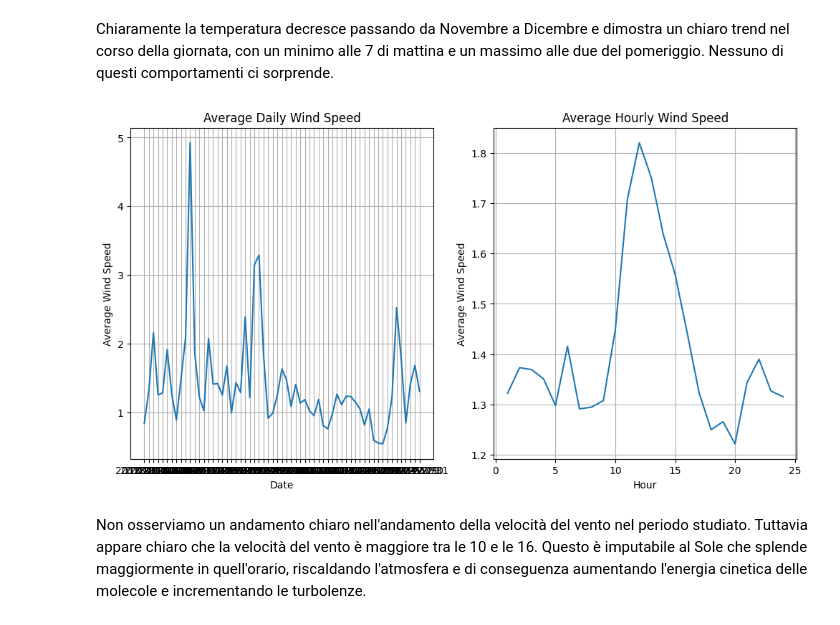
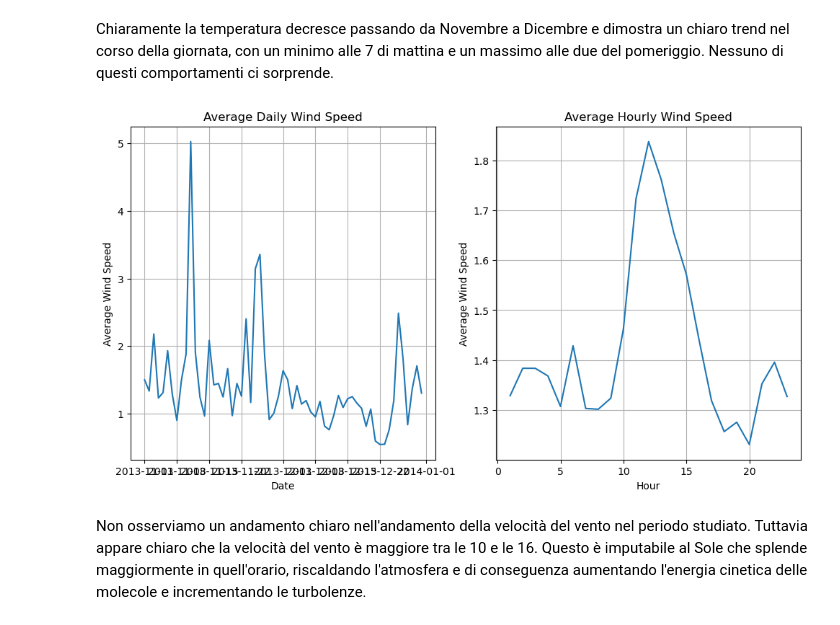
Before and after one commit to CarloDegasperi/DataScience, a Jupyter notebook: notebooks/EDA.ipynb, the cells around one changed output. Cells and saved outputs as stored; diff of their text form; code cells hidden in the pictures.

```diff
--- a/notebooks/EDA.ipynb
+++ b/notebooks/EDA.ipynb
@@ -361,7 +361,7 @@ final_df['date'] = pd.to_datetime(final_df['date']).dt.date
 final_power_df['date'] = pd.to_datetime(final_power_df['date']).dt.date
 
 final_df = final_df.merge(final_power_df,left_on=['station_appa','date','hour'],right_on=['station','date','hour'],how='left')
-final_df = final_df.dropna(subset='station')
+final_df = final_df.dropna(subset='tot_area_power')
 final_df = final_df.drop(columns='station')
 
 # chiudo aggiungendo una colonna con il giorno della settimana
@@ -405,28 +406,28 @@ KeyError: 'Data'
 Chiaramente la temperatura decresce passando da Novembre a Dicembre e dimostra un chiaro trend nel corso della giornata, con un minimo alle 7 di mattina e un massimo alle due del pomeriggio. Nessuno di questi comportamenti ci sorprende.
 # %%
 # Ci chiediamo se la velocità del vento segue un simile andamento
-daily_wind = (final_df.groupby(['Data'])['Winds_spd'].mean().reset_index())
-hourly_wind = (final_df.groupby(['Ora'])['Winds_spd'].mean().reset_index())
+daily_wind = (final_df.groupby(['date'])['winds_spd'].mean().reset_index())
+hourly_wind = (final_df.groupby(['hour'])['winds_spd'].mean().reset_index())
 
 plt.figure(figsize=(12,6))
 
 plt.subplot(1, 2, 1)
-plt.plot(daily_wind['Data'], daily_wind['Winds_spd'])
+plt.plot(daily_wind['date'], daily_wind['winds_spd'])
 plt.xlabel('Date')
 plt.ylabel('Average Wind Speed')
 plt.title('Average Daily Wind Speed')
 plt.grid(True)
 
 plt.subplot(1, 2, 2)
-plt.plot(hourly_wind['Ora'], hourly_wind['Winds_spd'])
+plt.plot(hourly_wind['hour'], hourly_wind['winds_spd'])
 plt.xlabel('Hour')
 plt.ylabel('Average Wind Speed')
 plt.title('Average Hourly Wind Speed')
 plt.grid(True)
 
 plt.show()
 # %% [output]
-[figure, old version]
+[figure, new version]
 # %% [markdown]
 Non osserviamo un andamento chiaro nell'andamento della velocità del vento nel periodo studiato. Tuttavia appare chiaro che la velocità del vento è maggiore tra le 10 e le 16. Questo è imputabile al Sole che splende maggiormente in quell'orario, riscaldando l'atmosfera e di conseguenza aumentando l'energia cinetica delle molecole e incrementando le turbolenze.
 # %%
```
Also changed, not shown: parts of 5 cells of this notebook.
